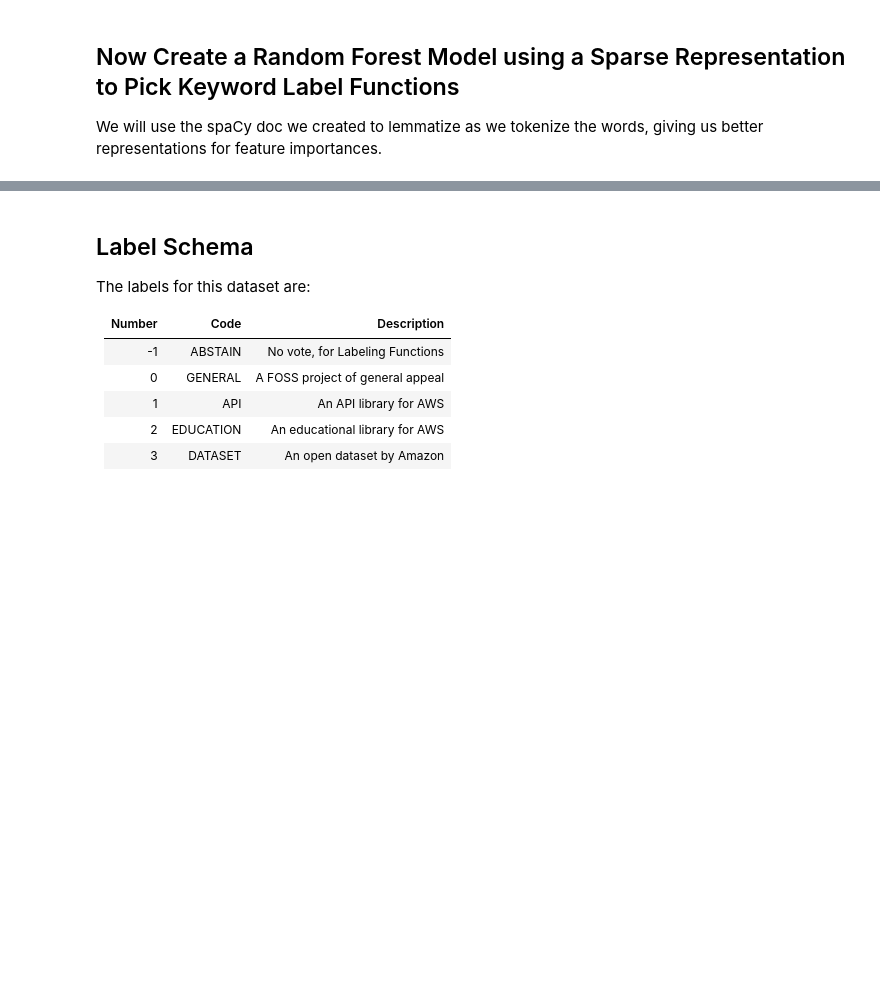
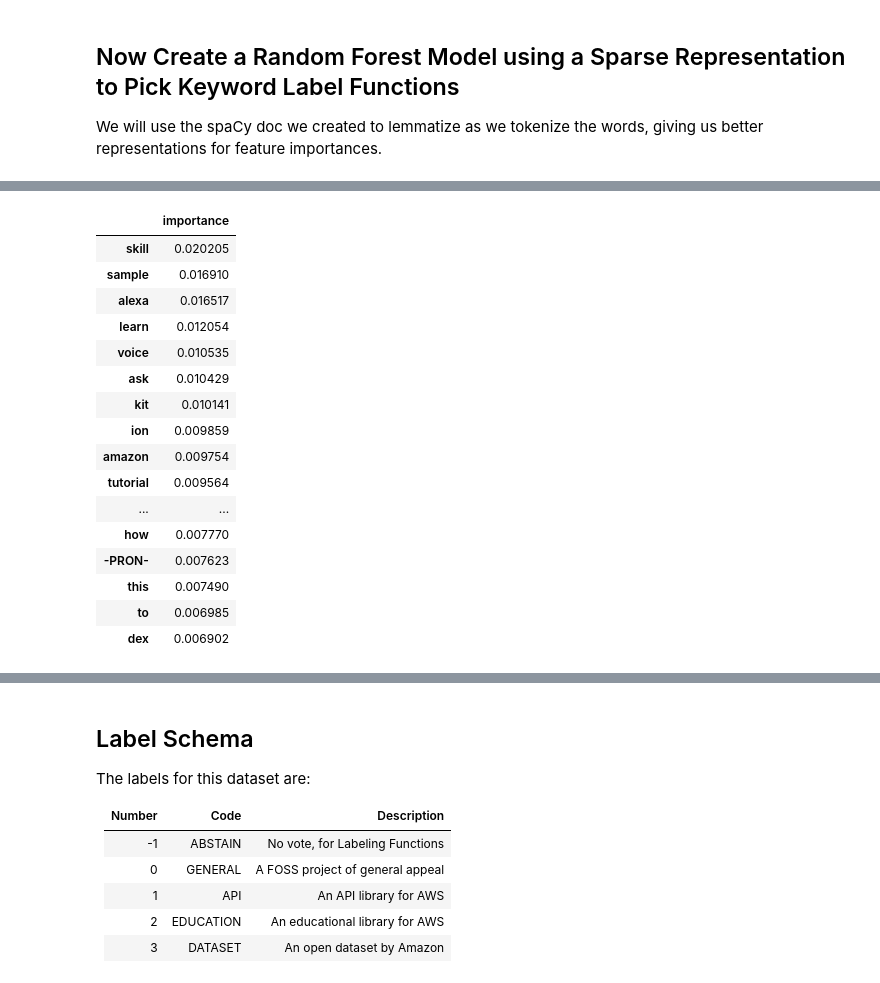
Before and after one commit to rjurney/amazon_open_source, a Jupyter notebook: 3_Amazon_Open_Source_Analysis.ipynb, the cells around one changed output, grey strips where cells are left out. Cells and saved outputs as stored; diff of their text form; code cells hidden in the pictures; blank space fills up the shorter version.

```diff
--- a/3_Amazon_Open_Source_Analysis.ipynb
+++ b/3_Amazon_Open_Source_Analysis.ipynb
@@ -192,0 +181,6 @@ Gold labeled records: 203
+# %%
+ABSTAIN   = -1
+GENERAL   = 0
+API       = 1
+EDUCATION = 2
+DATASET   = 3
@@ -221,0 +244,10 @@ list(reversed(sorted(zip(left_vectorizer.get_feature_names(), left_clf.feature_i
+# %%
+from sklearn.feature_extraction.text import TfidfVectorizer
+from sklearn.ensemble import RandomForestClassifier
+from sklearn.model_selection import train_test_split
+
+def lemmatize(doc):
+    return [token.lemma_ for token in doc]
+
+df_gold['lemmas'] = df_gold['spacy'].apply(lemmatize)
+df_gold['lemmas']
@@ -221,0 +268,57 @@ list(reversed(sorted(zip(left_vectorizer.get_feature_names(), left_clf.feature_i
+# %%
+vectorizer = TfidfVectorizer(
+    analyzer='word',
+    min_df=3,
+    #stop_words='english',
+    tokenizer=lambda x: x,
+    preprocessor=lambda x: x,
+    token_pattern=None,
+    lowercase=False,
+)
+
+df_gold_train, df_gold_test, train_labels, test_labels = train_test_split(
+    df_gold,
+    df_gold['label_num'].values,
+    test_size=0.3,
+    random_state=1337,
+)
+
+train_vec = vectorizer.fit_transform(
+    df_gold_train['lemmas']
+)
+test_vec = vectorizer.transform(
+    df_gold_test['lemmas']
+)
+
+
+clf = RandomForestClassifier(n_estimators=500)
+clf.fit(train_vec, train_labels)
+
+# Display features and importances in a DataFrame
+features = pd.DataFrame(
+    {'importance': clf.feature_importances_},
+    index=vectorizer.get_feature_names()
+)
+features = features.sort_values(
+    by=['importance'],
+    ascending=False
+)
+features[0:20]
+# %% [output]
+|  | importance |
+| skill | 0.020205 |
+| sample | 0.016910 |
+| alexa | 0.016517 |
+| learn | 0.012054 |
+| voice | 0.010535 |
+| ask | 0.010429 |
+| kit | 0.010141 |
+| ion | 0.009859 |
+| amazon | 0.009754 |
+| tutorial | 0.009564 |
+| ... | ... |
+| how | 0.007770 |
+| -PRON- | 0.007623 |
+| this | 0.007490 |
+| to | 0.006985 |
+| dex | 0.006902 |
```
Also changed, not shown: parts of 8 cells of this notebook.
